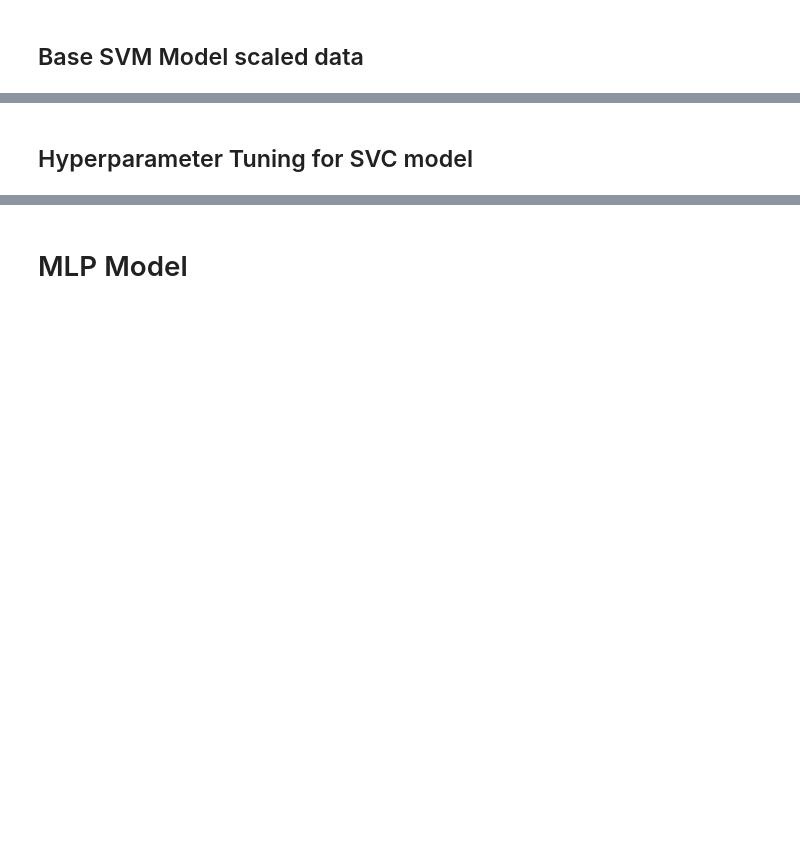
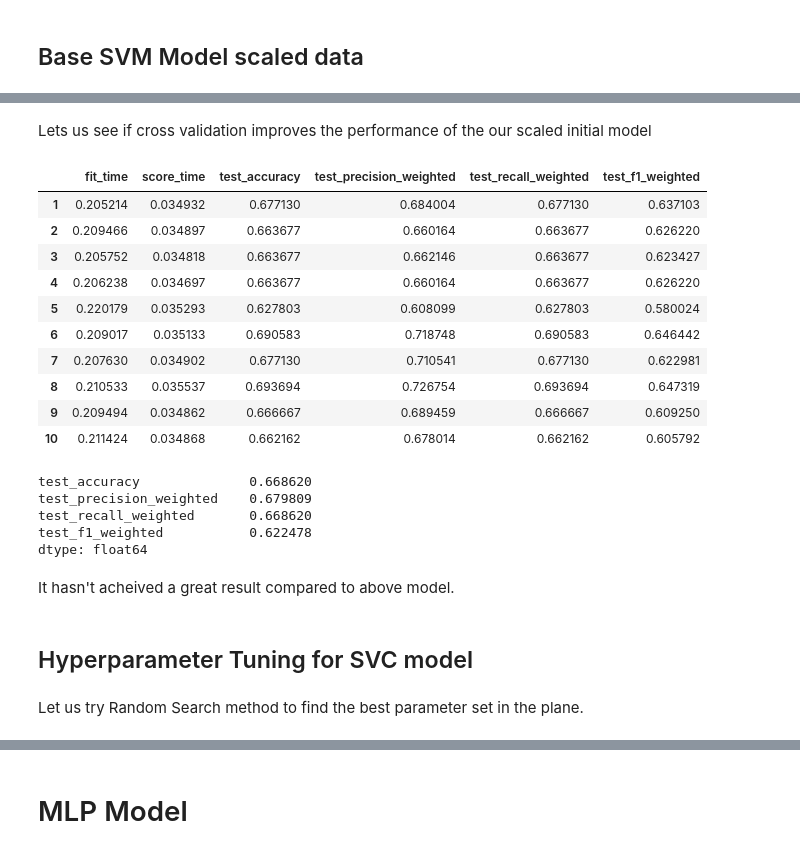
Before and after one commit to gtharun04/Water-Potability, a Jupyter notebook: NN Coursework/Water Quality Prediction.ipynb, the cells around one changed output, grey strips where cells are left out. Drawn from its saved outputs; the diff is of its cells as text; code cells hidden in the pictures; blank space fills up the shorter version.

```diff
--- a/NN Coursework/Water Quality Prediction.ipynb
+++ b/NN Coursework/Water Quality Prediction.ipynb
@@ -229,12 +301,34 @@ Training Score : 0.7265379434216435
+# %% [markdown]
+Lets us see if cross validation improves the performance of the our scaled initial model
 # %%
-# SVC_cv_model = SVC()
+SVC_cv_model = SVC()
 
-# SVC_cv_scores = cross_validate(SVC_cv_model, X_train_scaled, y_train,scoring = ['accuracy','precision_weighted','recall_weighted','f1_weighted'], cv = 10)
+SVC_cv_scores = cross_validate(SVC_cv_model, X_train_scaled, y_train_val,scoring = ['accuracy','precision_weighted','recall_weighted','f1_weighted'], cv = 10)
 
-# SVC_cv_scores = pd.DataFrame(SVC_cv_scores, index = range(1,11))
+SVC_cv_scores = pd.DataFrame(SVC_cv_scores, index = range(1,11))
 
-# SVC_cv_scores
+SVC_cv_scores
+# %% [output]
+|  | fit_time | score_time | test_accuracy | test_precision_weighted | test_recall_weighted | test_f1_weighted |
+| 1 | 0.205214 | 0.034932 | 0.677130 | 0.684004 | 0.677130 | 0.637103 |
+| 2 | 0.209466 | 0.034897 | 0.663677 | 0.660164 | 0.663677 | 0.626220 |
+| 3 | 0.205752 | 0.034818 | 0.663677 | 0.662146 | 0.663677 | 0.623427 |
+| 4 | 0.206238 | 0.034697 | 0.663677 | 0.660164 | 0.663677 | 0.626220 |
+| 5 | 0.220179 | 0.035293 | 0.627803 | 0.608099 | 0.627803 | 0.580024 |
+| 6 | 0.209017 | 0.035133 | 0.690583 | 0.718748 | 0.690583 | 0.646442 |
+| 7 | 0.207630 | 0.034902 | 0.677130 | 0.710541 | 0.677130 | 0.622981 |
+| 8 | 0.210533 | 0.035537 | 0.693694 | 0.726754 | 0.693694 | 0.647319 |
+| 9 | 0.209494 | 0.034862 | 0.666667 | 0.689459 | 0.666667 | 0.609250 |
+| 10 | 0.211424 | 0.034868 | 0.662162 | 0.678014 | 0.662162 | 0.605792 |
 # %%
-# SVC_cv_scores.mean()[2:]
+SVC_cv_scores.mean()[2:]
+# %% [output]
+test_accuracy              0.668620
+test_precision_weighted    0.679809
+test_recall_weighted       0.668620
+test_f1_weighted           0.622478
+dtype: float64
+# %% [markdown]
+It hasn't acheived a great result compared to above model.
 # %% [markdown]
 ## Hyperparameter Tuning for SVC model
@@ -242,0 +335,2 @@ Training Score : 0.7265379434216435
+# %% [markdown]
+Let us try Random Search method to find the best parameter set in the plane.
```
Also changed, not shown: parts of 116 cells of this notebook.
